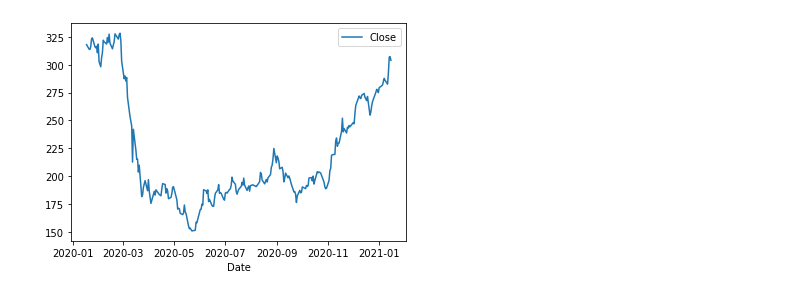
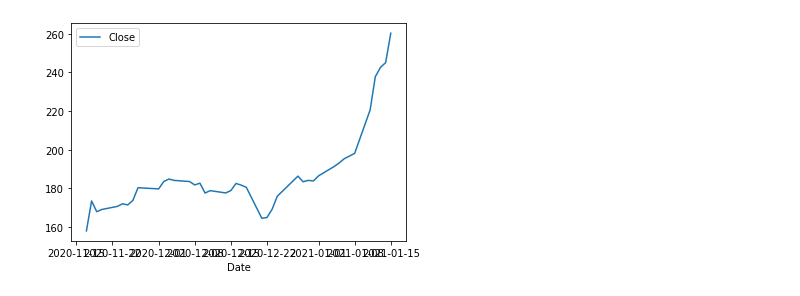
Before and after one commit to aryankn23/tradingbot, a Jupyter notebook: tradingbot.ipynb, the cells around one changed output. Saved outputs shown, nothing was run; the diff lists cells and outputs as text; code cells hidden in the pictures.

```diff
--- a/tradingbot.ipynb
+++ b/tradingbot.ipynb
@@ -1,32 +1,33 @@
 # %%
 import pandas as pd
 import numpy as np
 # pip install nsetools;
 from nsetools import Nse
 nse=Nse()
 # q=nse.get_quote('KANSAINER')
 # from pprint import pprint
 # pprint(q)
 # top_gainers = nse.get_top_gainers()
 # pip install nsepy;
 from nsepy import get_history
+
 from datetime import date
 # data = get_history(symbol="SBIN", start=date(2021,1,1), end=date(2021,1,21))
 
 # pip install python-dateutil
 import dateutil.relativedelta
 import matplotlib.pyplot as plt
 from datetime import datetime,timedelta
 to_date=datetime.now()
 to_date=datetime.strftime(to_date, "%Y %m, %d")
 to_date=datetime.strptime(to_date, "%Y %m, %d")
-days_to_subtract=365
+days_to_subtract=60
 from_date=to_date-timedelta(days=days_to_subtract)
-data = get_history(symbol="SBIN", start=from_date, end=to_date)
+data = get_history(symbol="TATAMOTORS", start=from_date, end=to_date)
 data[['Close']].plot()
 data.index = pd.to_datetime(data.index)
 # %% [output]
-[figure, old version]
+[figure, new version]
 # %%
 # pip install stockstats
 
```
Also changed, not shown: parts of 5 cells of this notebook.
